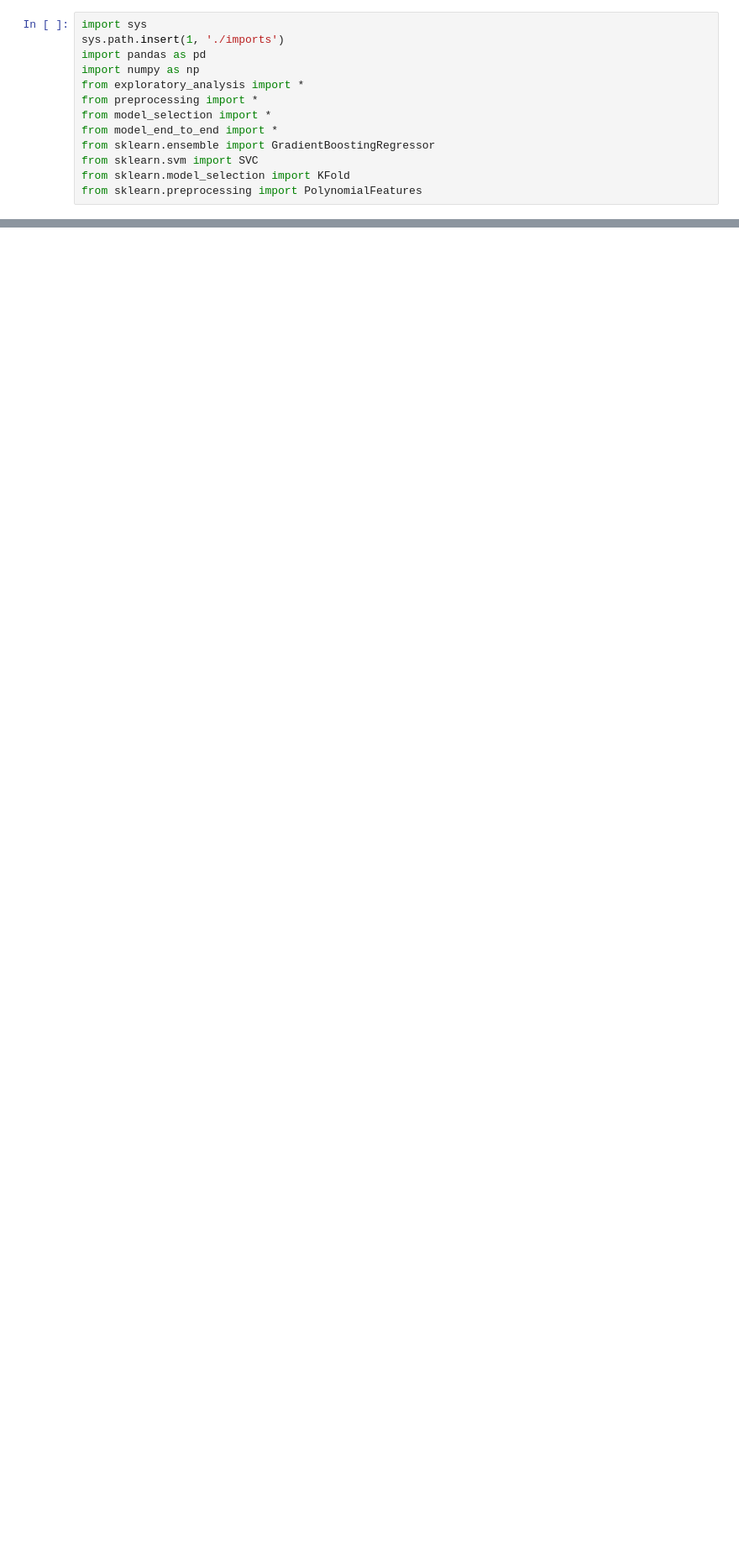
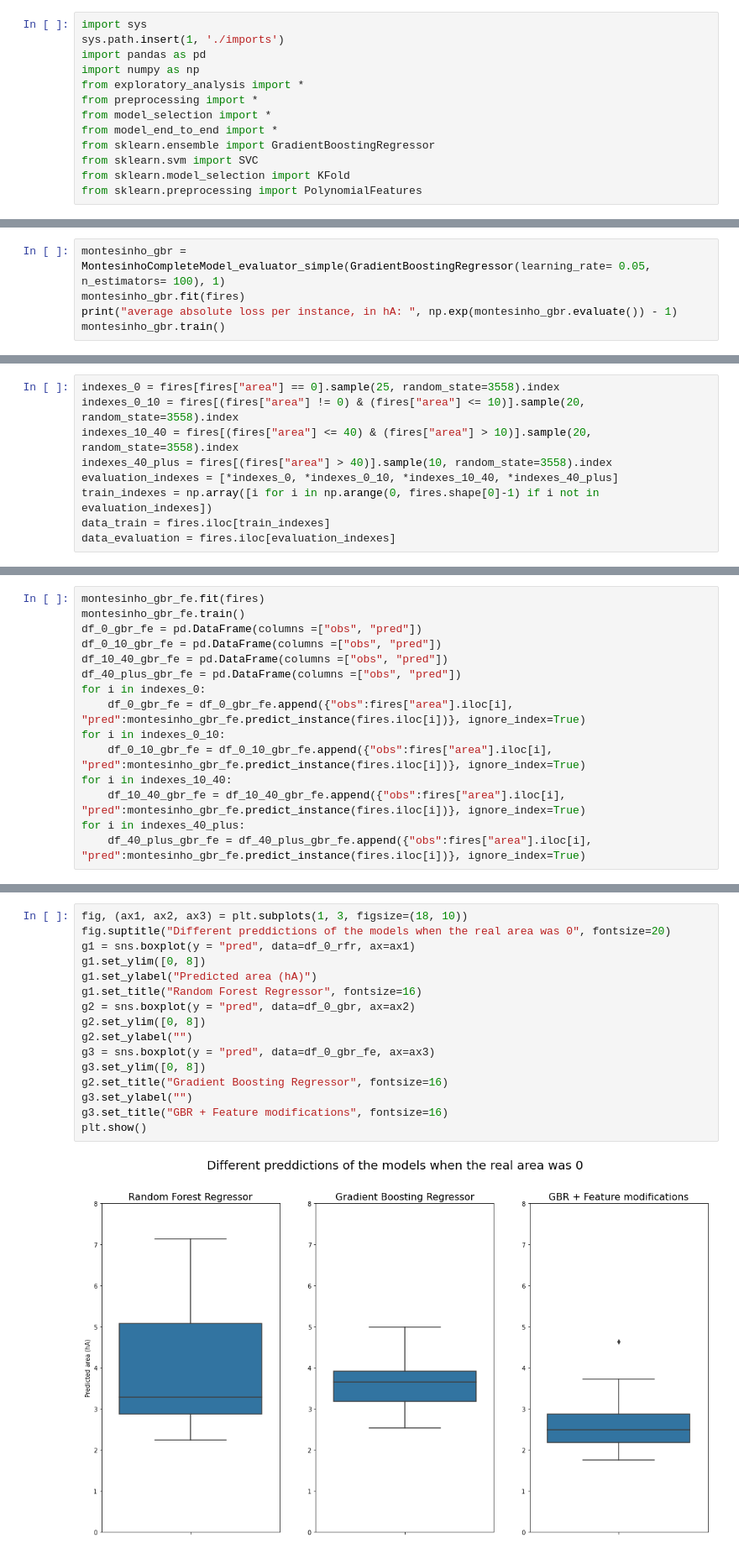
Before and after one commit to alonsocampana/fire-montesinho, a Jupyter notebook: whole_model.ipynb, the cells around one changed output, grey strips where cells are left out. Shown at 84% size. Cells and saved outputs as stored; diff of their text form; blank space fills up the shorter version.

```diff
--- a/whole_model.ipynb
+++ b/whole_model.ipynb
@@ -131,0 +45,5 @@ montesinho_rfr.evaluate()
+# %%
+montesinho_gbr = MontesinhoCompleteModel_evaluator_simple(GradientBoostingRegressor(learning_rate= 0.05, n_estimators= 100), 1)
+montesinho_gbr.fit(fires)
+print("average absolute loss per instance, in hA: ", np.exp(montesinho_gbr.evaluate()) - 1)
+montesinho_gbr.train()
@@ -131,0 +67,9 @@ montesinho_rfr.evaluate()
+# %%
+indexes_0 = fires[fires["area"] == 0].sample(25, random_state=3558).index
+indexes_0_10 = fires[(fires["area"] != 0) & (fires["area"] <= 10)].sample(20, random_state=3558).index
+indexes_10_40 = fires[(fires["area"] <= 40) & (fires["area"] > 10)].sample(20, random_state=3558).index
+indexes_40_plus = fires[(fires["area"] > 40)].sample(10, random_state=3558).index
+evaluation_indexes = [*indexes_0, *indexes_0_10, *indexes_10_40, *indexes_40_plus]
+train_indexes = np.array([i for i in np.arange(0, fires.shape[0]-1) if i not in evaluation_indexes])
+data_train = fires.iloc[train_indexes]
+data_evaluation = fires.iloc[evaluation_indexes]
@@ -131,0 +112,15 @@ montesinho_rfr.evaluate()
+# %%
+montesinho_gbr_fe.fit(fires)
+montesinho_gbr_fe.train()
+df_0_gbr_fe = pd.DataFrame(columns =["obs", "pred"])
+df_0_10_gbr_fe = pd.DataFrame(columns =["obs", "pred"])
+df_10_40_gbr_fe = pd.DataFrame(columns =["obs", "pred"])
+df_40_plus_gbr_fe = pd.DataFrame(columns =["obs", "pred"])
+for i in indexes_0:
+    df_0_gbr_fe = df_0_gbr_fe.append({"obs":fires["area"].iloc[i], "pred":montesinho_gbr_fe.predict_instance(fires.iloc[i])}, ignore_index=True)
+for i in indexes_0_10:
+    df_0_10_gbr_fe = df_0_10_gbr_fe.append({"obs":fires["area"].iloc[i], "pred":montesinho_gbr_fe.predict_instance(fires.iloc[i])}, ignore_index=True)
+for i in indexes_10_40:
+    df_10_40_gbr_fe = df_10_40_gbr_fe.append({"obs":fires["area"].iloc[i], "pred":montesinho_gbr_fe.predict_instance(fires.iloc[i])}, ignore_index=True)
+for i in indexes_40_plus:
+    df_40_plus_gbr_fe = df_40_plus_gbr_fe.append({"obs":fires["area"].iloc[i], "pred":montesinho_gbr_fe.predict_instance(fires.iloc[i])}, ignore_index=True)
@@ -131,0 +129,18 @@ montesinho_rfr.evaluate()
+# %%
+fig, (ax1, ax2, ax3) = plt.subplots(1, 3, figsize=(18, 10))
+fig.suptitle("Different preddictions of the models when the real area was 0", fontsize=20)
+g1 = sns.boxplot(y = "pred", data=df_0_rfr, ax=ax1)
+g1.set_ylim([0, 8])
+g1.set_ylabel("Predicted area (hA)")
+g1.set_title("Random Forest Regressor", fontsize=16)
+g2 = sns.boxplot(y = "pred", data=df_0_gbr, ax=ax2)
+g2.set_ylim([0, 8])
+g2.set_ylabel("")
+g3 = sns.boxplot(y = "pred", data=df_0_gbr_fe, ax=ax3)
+g3.set_ylim([0, 8])
+g2.set_title("Gradient Boosting Regressor", fontsize=16)
+g3.set_ylabel("")
+g3.set_title("GBR + Feature modifications", fontsize=16)
+plt.show()
+# %% [output]
+[figure, added]
```
Also changed, not shown: parts of 25 cells of this notebook, 5 other files.
